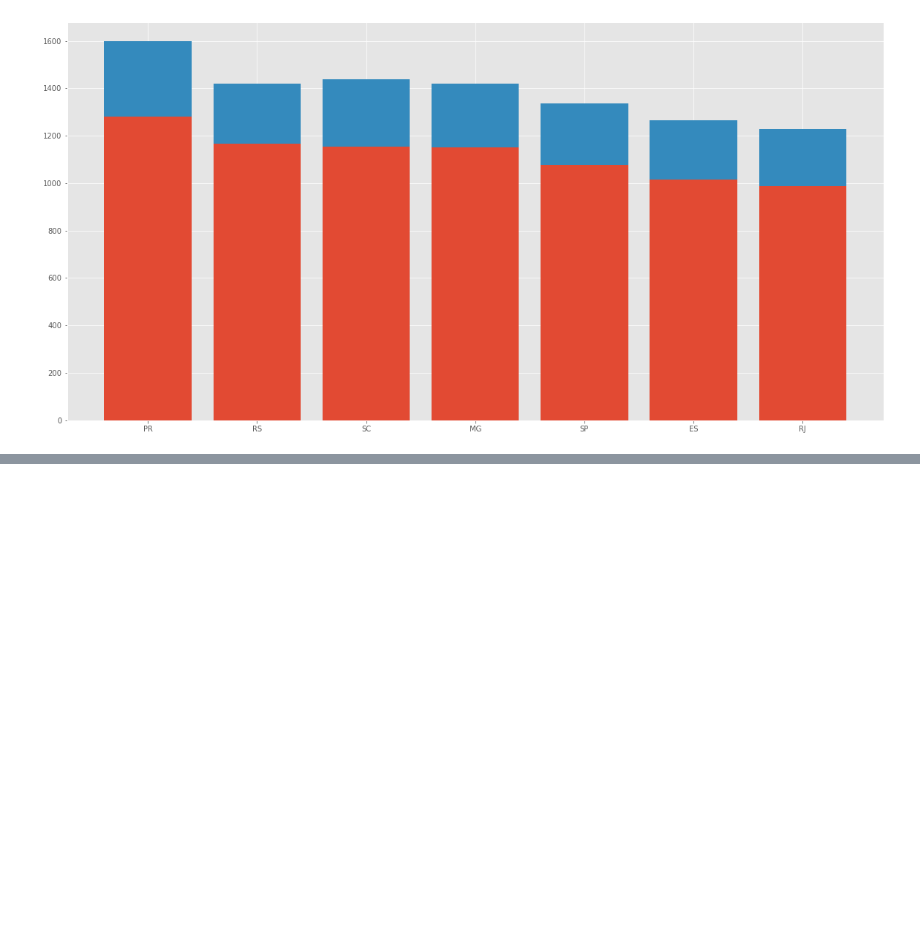
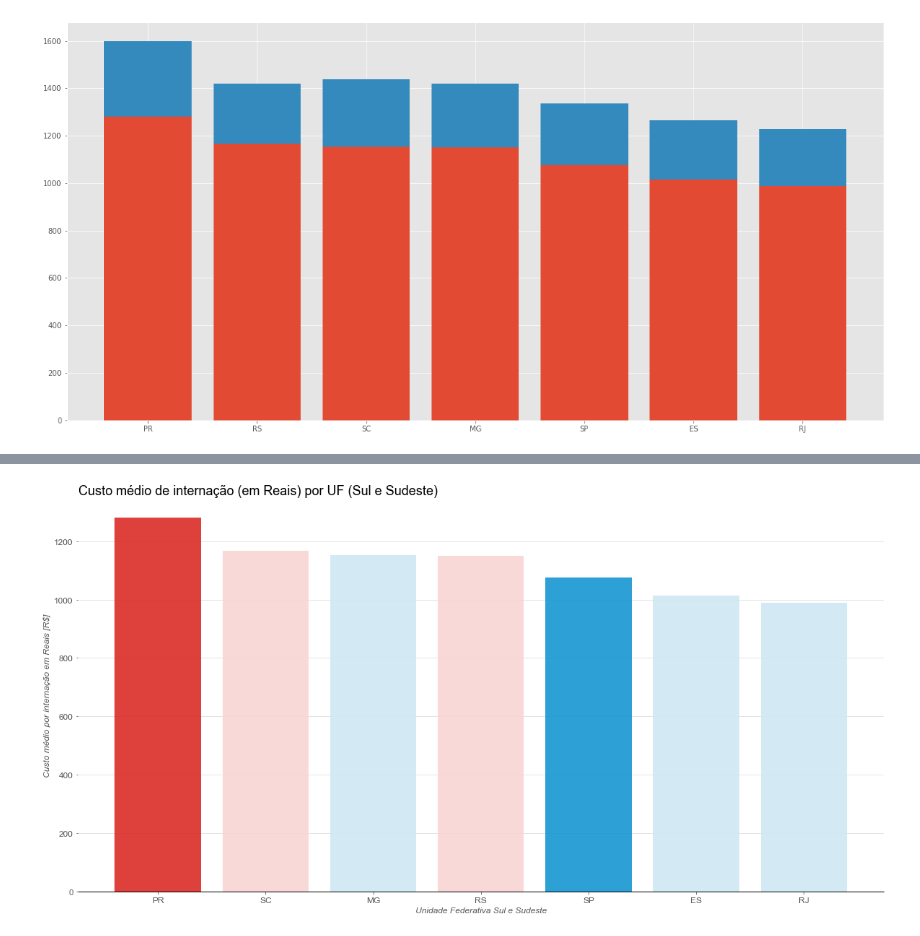
Before and after one commit to fdrigui/BootcampDataScience, a Jupyter notebook: module_one/Untitled1.ipynb, the cells around one changed output, grey strips where cells are left out. Cells and saved outputs as stored; diff of their text form; code cells hidden in the pictures; blank space fills up the shorter version.

```diff
--- a/module_one/Untitled1.ipynb
+++ b/module_one/Untitled1.ipynb
@@ -266,0 +268,18 @@ plt.show()
+# %%
+fig, ax = plt.subplots(figsize=(20,10))
+x = valor_por_ahi.loc['2016':].mean().sort_values(ascending=False).index
+height = valor_por_ahi.loc['2016':].mean().sort_values(ascending=False)
+ax.bar(x=x, height=height_hserv, color=valor_por_ahi.loc['2016':].mean().sort_values(ascending=False).index.map(color), alpha=0.9)
+ax.set_title('Custo médio de internação (em Reais) por UF (Sul e Sudeste)', fontsize=18, loc='left', family='Arial')
+ax.set_xlabel('Unidade Federativa Sul e Sudeste', fontsize=12, family='Arial', style='italic')
+ax.set_ylabel('Custo médio por internação em Reais [R$]', fontsize=12, family='Arial', style='italic')
+ax.grid(b=True, axis='y', color='#DEDDDD', which='major')
+ax.spines['bottom'].set_visible(True)
+ax.spines['bottom'].set_color('black')
+ax.spines['bottom'].set_linewidth(1)
+ax.set_facecolor('xkcd:white')
+plt.yticks(fontname = "Arial", fontsize=12)
+plt.xticks(fontname = "Arial", fontsize=12)
+plt.show()
+# %% [output]
+[figure, added]
```
Also changed, not shown: parts of 2 cells of this notebook.
